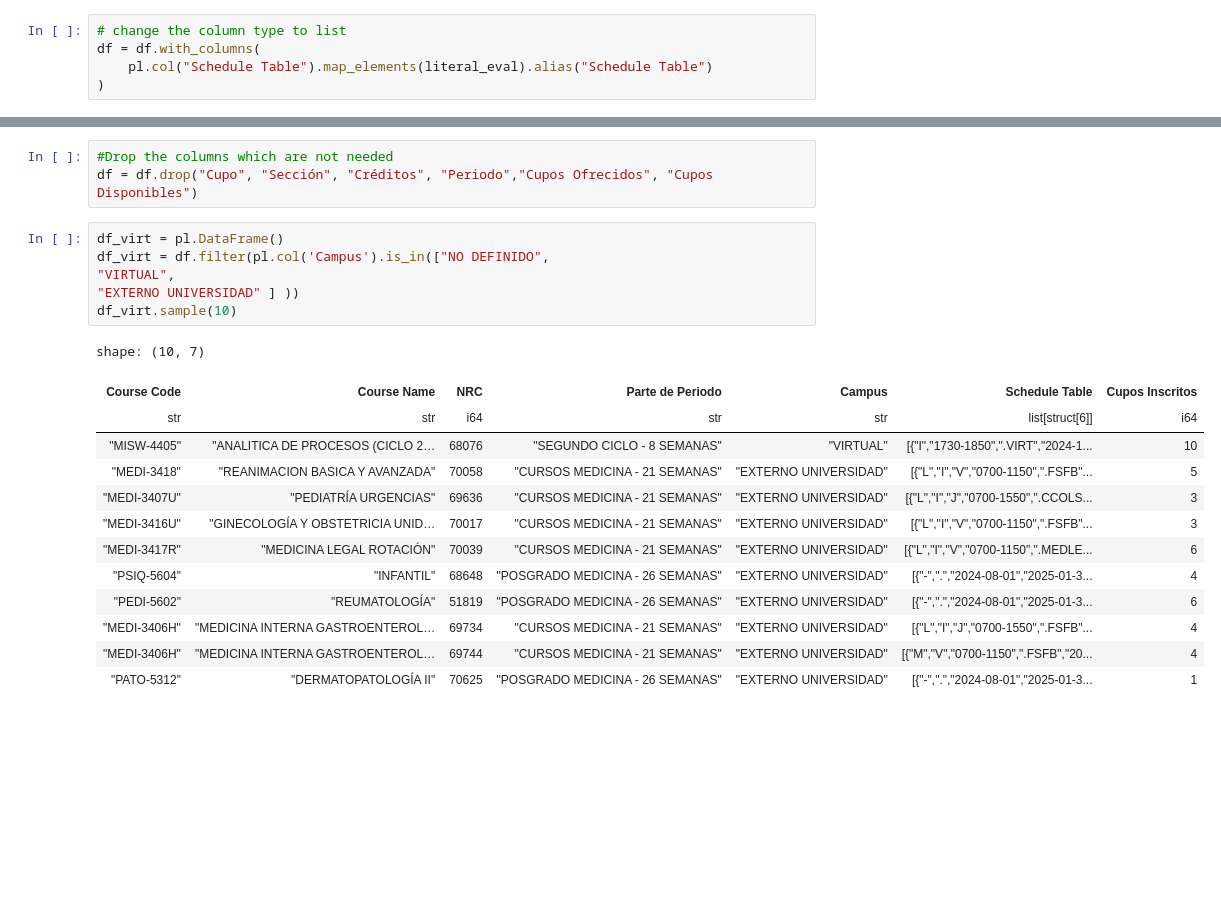
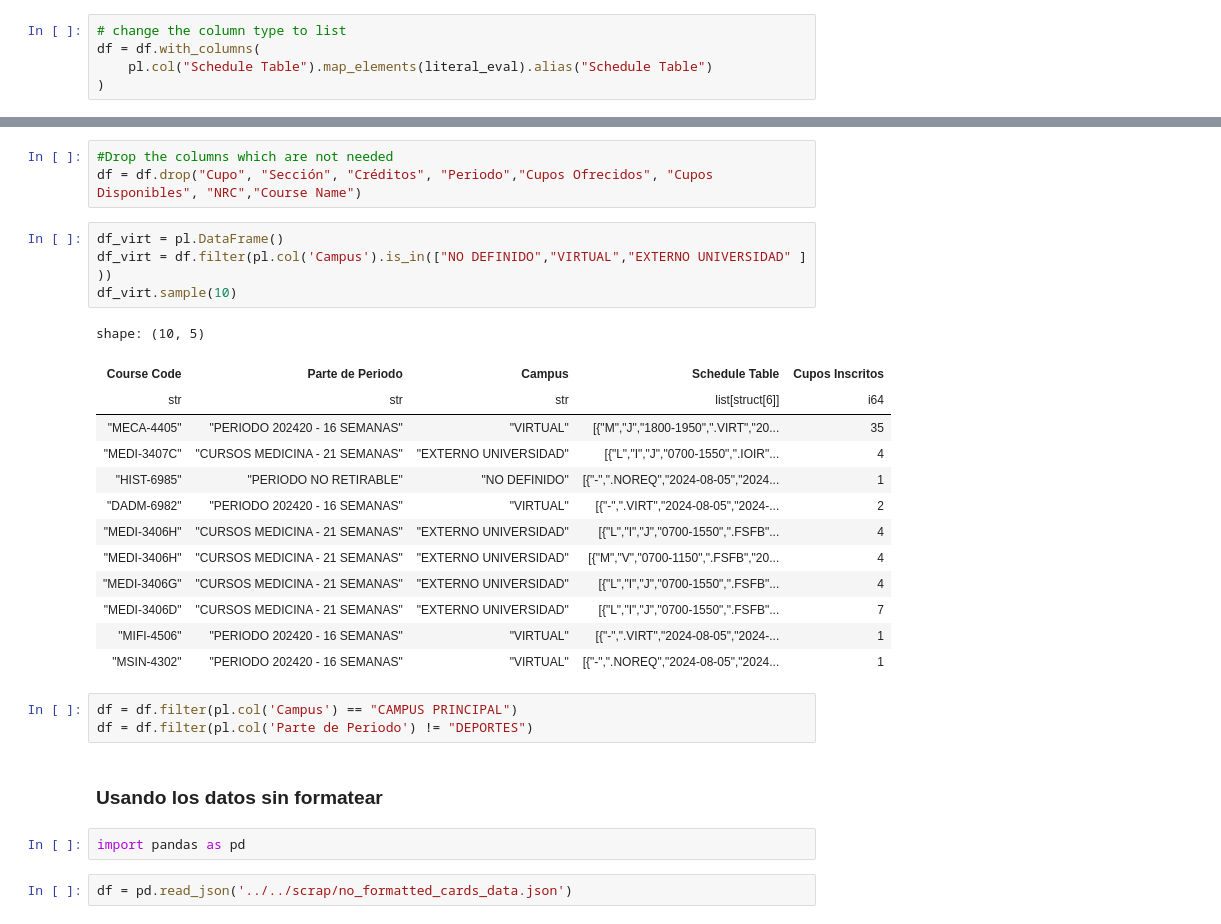
Before and after one commit to Sayala100/Thesis-SmartCampusVisualization, a Jupyter notebook: backend/notebooks/data_processing.ipynb, the cells around one changed output, grey strips where cells are left out. Drawn from its saved outputs; the diff is of its cells as text; blank space fills up the shorter version.

Commit message:
small changes to scraping

```diff
--- a/backend/notebooks/data_processing.ipynb
+++ b/backend/notebooks/data_processing.ipynb
@@ -182,23 +182,30 @@ shape: (10, 13)
 # %%
 #Drop the columns which are not needed
-df = df.drop("Cupo", "Sección", "Créditos", "Periodo","Cupos Ofrecidos", "Cupos Disponibles")
+df = df.drop("Cupo", "Sección", "Créditos", "Periodo","Cupos Ofrecidos", "Cupos Disponibles", "NRC","Course Name")
 # %%
 df_virt = pl.DataFrame()
-df_virt = df.filter(pl.col('Campus').is_in(["NO DEFINIDO",
-"VIRTUAL",
-"EXTERNO UNIVERSIDAD" ] ))
+df_virt = df.filter(pl.col('Campus').is_in(["NO DEFINIDO","VIRTUAL","EXTERNO UNIVERSIDAD" ] ))
 df_virt.sample(10)
 # %% [output]
-shape: (10, 7)
+shape: (10, 5)
-| Course Code | Course Name | NRC | Parte de Periodo | Campus | Schedule Table | Cupos Inscritos |
-| str | str | i64 | str | str | list[struct[6]] | i64 |
-| "MISW-4405" | "ANALITICA DE PROCESOS (CICLO 2… | 68076 | "SEGUNDO CICLO - 8 SEMANAS" | "VIRTUAL" | [{"I","1730-1850",".VIRT","2024-1... | 10 |
-| "MEDI-3418" | "REANIMACION BASICA Y AVANZADA" | 70058 | "CURSOS MEDICINA - 21 SEMANAS" | "EXTERNO UNIVERSIDAD" | [{"L","I","V","0700-1150",".FSFB"... | 5 |
-| "MEDI-3407U" | "PEDIATRÍA URGENCIAS" | 69636 | "CURSOS MEDICINA - 21 SEMANAS" | "EXTERNO UNIVERSIDAD" | [{"L","I","J","0700-1550",".CCOLS... | 3 |
-| "MEDI-3416U" | "GINECOLOGÍA Y OBSTETRICIA UNID… | 70017 | "CURSOS MEDICINA - 21 SEMANAS" | "EXTERNO UNIVERSIDAD" | [{"L","I","V","0700-1150",".FSFB"... | 3 |
-| "MEDI-3417R" | "MEDICINA LEGAL ROTACIÓN" | 70039 | "CURSOS MEDICINA - 21 SEMANAS" | "EXTERNO UNIVERSIDAD" | [{"L","I","V","0700-1150",".MEDLE... | 6 |
-| "PSIQ-5604" | "INFANTIL" | 68648 | "POSGRADO MEDICINA - 26 SEMANAS" | "EXTERNO UNIVERSIDAD" | [{"-",".","2024-08-01","2025-01-3... | 4 |
-| "PEDI-5602" | "REUMATOLOGÍA" | 51819 | "POSGRADO MEDICINA - 26 SEMANAS" | "EXTERNO UNIVERSIDAD" | [{"-",".","2024-08-01","2025-01-3... | 6 |
-| "MEDI-3406H" | "MEDICINA INTERNA GASTROENTEROL… | 69734 | "CURSOS MEDICINA - 21 SEMANAS" | "EXTERNO UNIVERSIDAD" | [{"L","I","J","0700-1550",".FSFB"... | 4 |
-| "MEDI-3406H" | "MEDICINA INTERNA GASTROENTEROL… | 69744 | "CURSOS MEDICINA - 21 SEMANAS" | "EXTERNO UNIVERSIDAD" | [{"M","V","0700-1150",".FSFB","20... | 4 |
-| "PATO-5312" | "DERMATOPATOLOGÍA II" | 70625 | "POSGRADO MEDICINA - 26 SEMANAS" | "EXTERNO UNIVERSIDAD" | [{"-",".","2024-08-01","2025-01-3... | 1 |
+| Course Code | Parte de Periodo | Campus | Schedule Table | Cupos Inscritos |
+| str | str | str | list[struct[6]] | i64 |
+| "MECA-4405" | "PERIODO 202420 - 16 SEMANAS" | "VIRTUAL" | [{"M","J","1800-1950",".VIRT","20... | 35 |
+| "MEDI-3407C" | "CURSOS MEDICINA - 21 SEMANAS" | "EXTERNO UNIVERSIDAD" | [{"L","I","J","0700-1550",".IOIR"... | 4 |
+| "HIST-6985" | "PERIODO NO RETIRABLE" | "NO DEFINIDO" | [{"-",".NOREQ","2024-08-05","2024... | 1 |
+| "DADM-6982" | "PERIODO 202420 - 16 SEMANAS" | "VIRTUAL" | [{"-",".VIRT","2024-08-05","2024-... | 2 |
+| "MEDI-3406H" | "CURSOS MEDICINA - 21 SEMANAS" | "EXTERNO UNIVERSIDAD" | [{"L","I","J","0700-1550",".FSFB"... | 4 |
+| "MEDI-3406H" | "CURSOS MEDICINA - 21 SEMANAS" | "EXTERNO UNIVERSIDAD" | [{"M","V","0700-1150",".FSFB","20... | 4 |
+| "MEDI-3406G" | "CURSOS MEDICINA - 21 SEMANAS" | "EXTERNO UNIVERSIDAD" | [{"L","I","J","0700-1550",".FSFB"... | 4 |
+| "MEDI-3406D" | "CURSOS MEDICINA - 21 SEMANAS" | "EXTERNO UNIVERSIDAD" | [{"L","I","J","0700-1550",".FSFB"... | 7 |
+| "MIFI-4506" | "PERIODO 202420 - 16 SEMANAS" | "VIRTUAL" | [{"-",".VIRT","2024-08-05","2024-... | 1 |
+| "MSIN-4302" | "PERIODO 202420 - 16 SEMANAS" | "VIRTUAL" | [{"-",".NOREQ","2024-08-05","2024... | 1 |
+# %%
+df = df.filter(pl.col('Campus') == "CAMPUS PRINCIPAL")
+df = df.filter(pl.col('Parte de Periodo') != "DEPORTES")
+# %% [markdown]
+### Usando los datos sin formatear
+# %%
+import pandas as pd
+# %%
+df = pd.read_json('../../scrap/no_formatted_cards_data.json')
```
Also changed, not shown: parts of 5 cells of this notebook, 2 other files.
